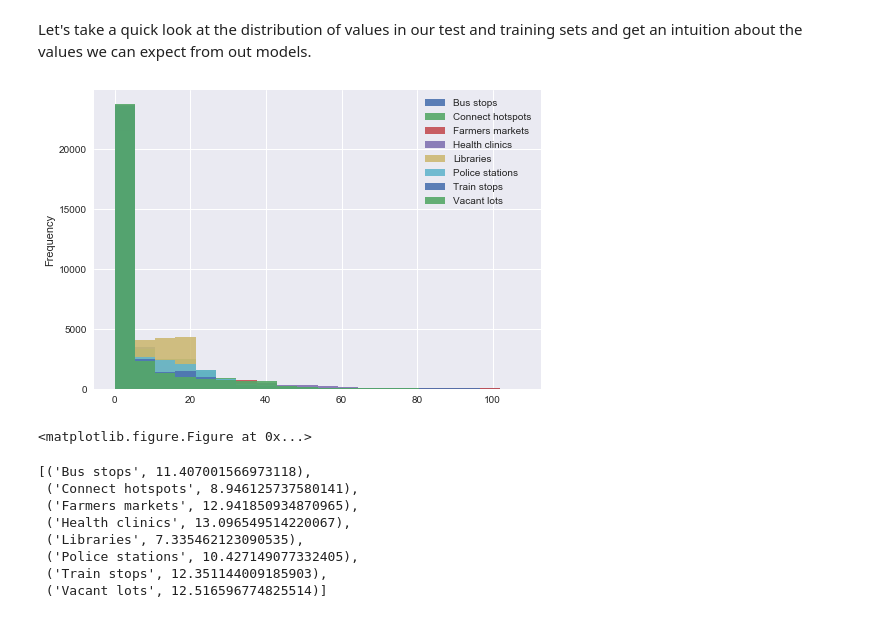
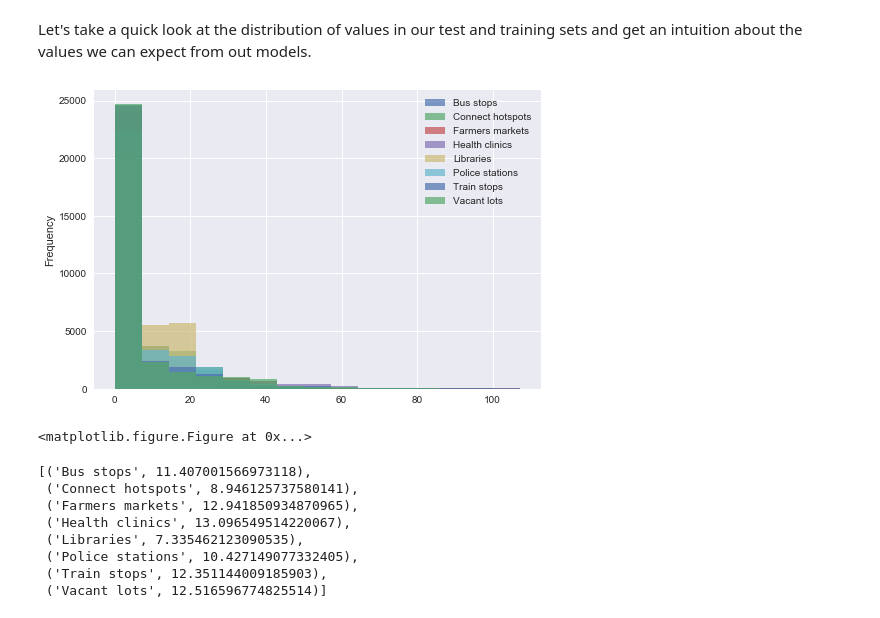
Before and after one commit to bennettjs/springboard, a Jupyter notebook: ChicagoCrime/ML and models.ipynb, the cells around one changed output. Saved outputs shown, nothing was run; the diff lists cells and outputs as text; code cells hidden in the pictures.

```diff
--- a/ChicagoCrime/ML and models.ipynb
+++ b/ChicagoCrime/ML and models.ipynb
@@ -193,11 +175,11 @@ X_train, X_test, y_train, y_test = train_test_split(grid_df, crime_week_vector,
 # %% [markdown]
 Let's take a quick look at the distribution of values in our test and training sets and get an intuition about the values we can expect from out models.
 # %%
-X_train.plot.hist(bins=20, alpha=0.9)
+X_train.plot.hist(bins=15, alpha=0.7)
 plt.figure(figsize=(16,10))
 plt.show()
 # %% [output]
-[figure, old version]
+[figure, new version]
 <matplotlib.figure.Figure at 0x...>
 # %%
 # Standard deviations for each feature kde vector.
```
Also changed, not shown: parts of 33 cells of this notebook.
